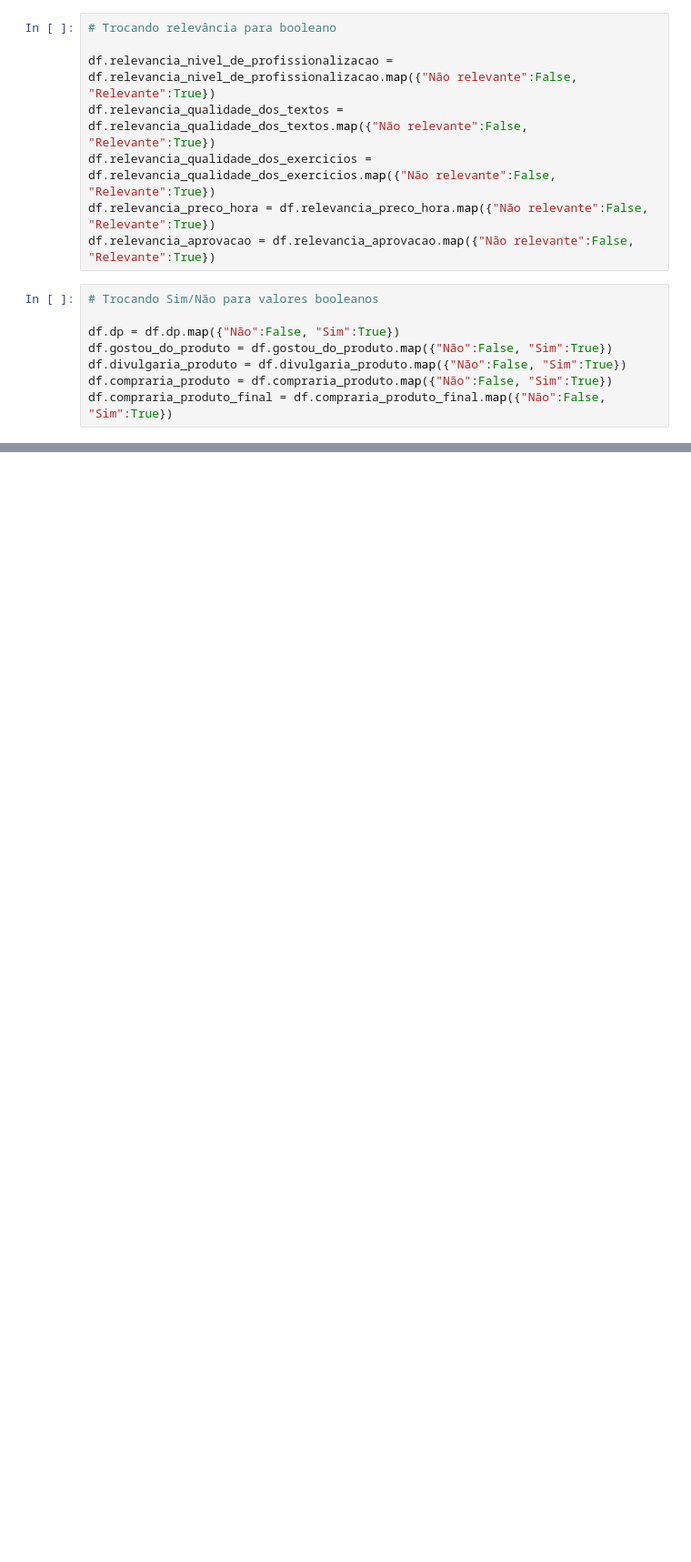
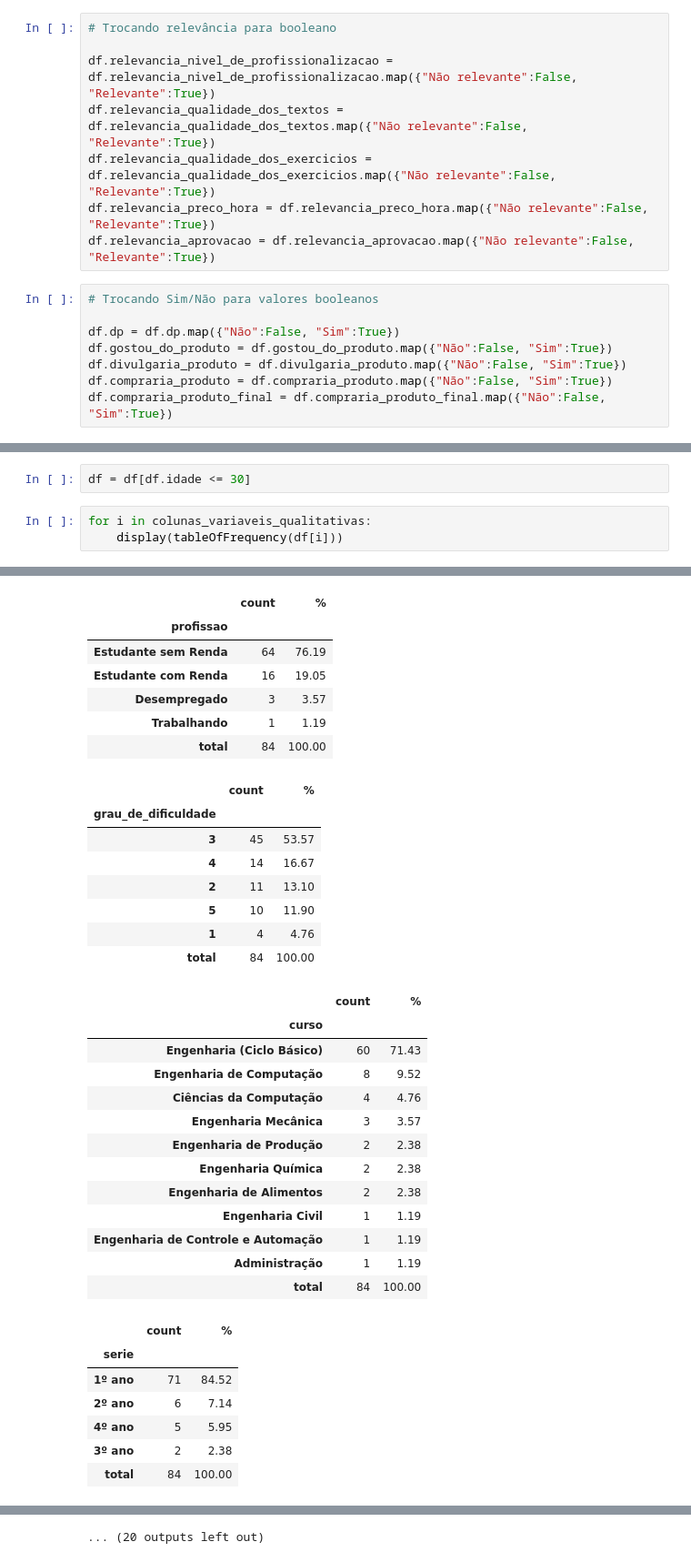
Before and after one commit to JoaoVitorBranco/T1-Estatisitca, a Jupyter notebook: T1_estatistica.ipynb, the cells around one changed output, grey strips where cells are left out. Shown at 91% size. Cells and saved outputs as stored; diff of their text form; blank space fills up the shorter version.

```diff
--- a/T1_estatistica.ipynb
+++ b/T1_estatistica.ipynb
@@ -254,0 +388,6 @@ df.head()
+# %%
+df = df[df.idade <= 30]
+# %%
+for i in colunas_variaveis_qualitativas:
+    display(tableOfFrequency(df[i]))
+# %% [output]
@@ -254,0 +411,35 @@ df.head()
+|  | count | % |
+| profissao |  |  |
+| Estudante sem Renda | 64 | 76.19 |
+| Estudante com Renda | 16 | 19.05 |
+| Desempregado | 3 | 3.57 |
+| Trabalhando | 1 | 1.19 |
+| total | 84 | 100.00 |
+|  | count | % |
+| grau_de_dificuldade |  |  |
+| 3 | 45 | 53.57 |
+| 4 | 14 | 16.67 |
+| 2 | 11 | 13.10 |
+| 5 | 10 | 11.90 |
+| 1 | 4 | 4.76 |
+| total | 84 | 100.00 |
+|  | count | % |
+| curso |  |  |
+| Engenharia (Ciclo Básico) | 60 | 71.43 |
+| Engenharia de Computação | 8 | 9.52 |
+| Ciências da Computação | 4 | 4.76 |
+| Engenharia Mecânica | 3 | 3.57 |
+| Engenharia de Produção | 2 | 2.38 |
+| Engenharia Química | 2 | 2.38 |
+| Engenharia de Alimentos | 2 | 2.38 |
+| Engenharia Civil | 1 | 1.19 |
+| Engenharia de Controle e Automação | 1 | 1.19 |
+| Administração | 1 | 1.19 |
+| total | 84 | 100.00 |
+|  | count | % |
+| serie |  |  |
+| 1º ano | 71 | 84.52 |
+| 2º ano | 6 | 7.14 |
+| 4º ano | 5 | 5.95 |
+| 3º ano | 2 | 2.38 |
+| total | 84 | 100.00 |
@@ -254,0 +474 @@ df.head()
+... (20 outputs left out)
```
Also changed, not shown: parts of 22 cells of this notebook.
